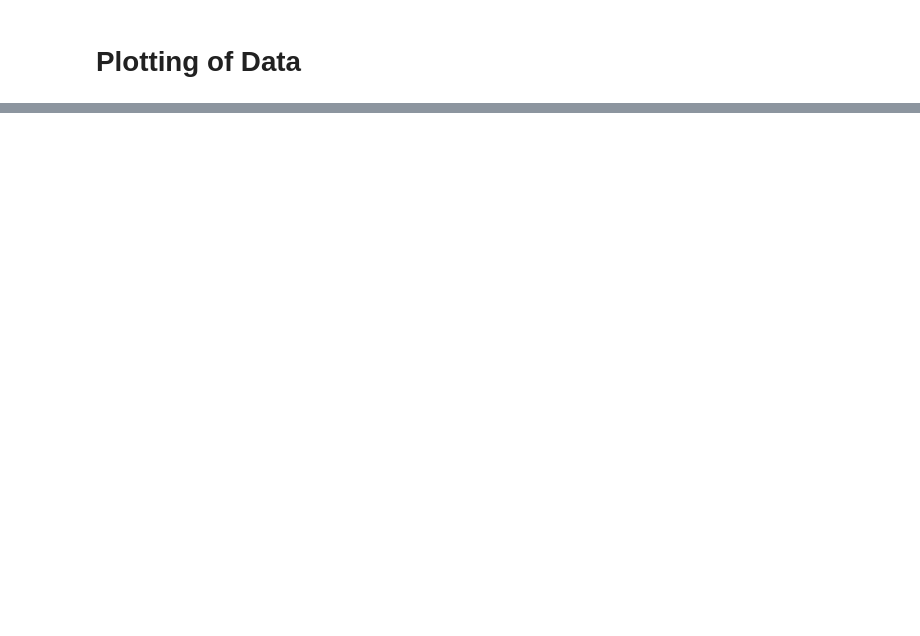
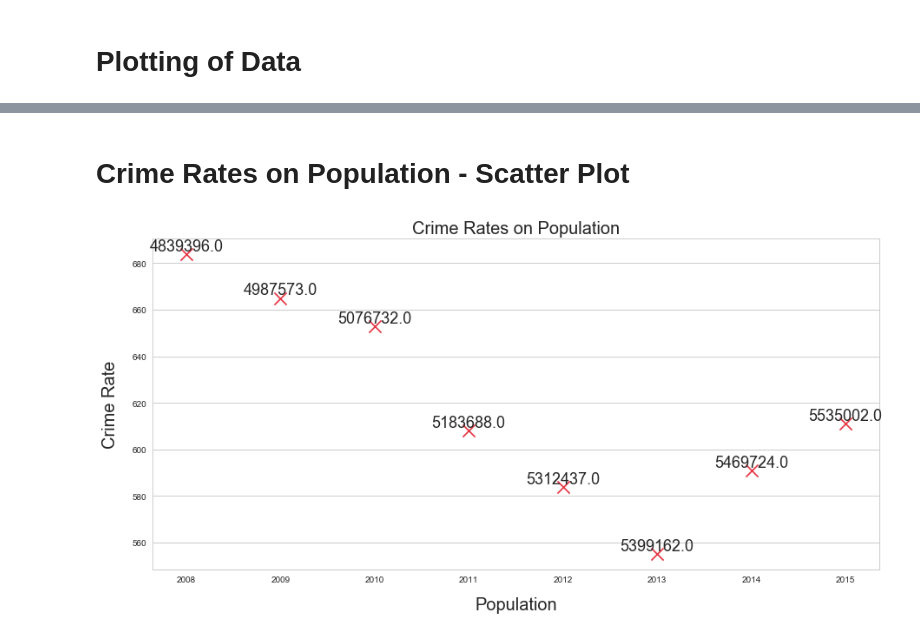
Before and after one commit to Ghos7ie/PDS_CA2, a Jupyter notebook: Graph Plotting.ipynb, the cells around one changed output, grey strips where cells are left out. Saved outputs shown, nothing was run; the diff lists cells and outputs as text; code cells hidden in the pictures; blank space fills up the shorter version.

```diff
--- a/Graph Plotting.ipynb
+++ b/Graph Plotting.ipynb
@@ -50,0 +85,37 @@ if __name__ == '__main__':
+# %% [markdown]
+# Crime Rates on Population - Scatter Plot
+# %%
+%matplotlib inline
+import pandas as pd
+import pymongo
+from pymongo import MongoClient
+import matplotlib.pyplot as plt
+import seaborn as sns
+sns.set(style='whitegrid')
+
+client = MongoClient()
+db = client['pds_CA2']
+
+dataCrime = pd.DataFrame(list(db.crimeRates.find()))
+dataPopulation = pd.DataFrame(list(db.populationSize.find()))
+
+# Plotting
+scatterPlot = plt.figure(figsize=(15,7))
+axis3 = scatterPlot.add_subplot(111)
+## Set title
+plt.title('Crime Rates on Population', fontsize=20)
+## Set x and y labels
+plt.xlabel('Population', fontsize=20, labelpad=15)
+plt.ylabel('Crime Rate', fontsize=20, labelpad=15)
+
+n = dataPopulation['population']
+y = dataCrime['overall_crime_rate']
+x = dataPopulation['year']
+
+axis3.scatter(x,y, marker='x', s=200,color='#e63946',linewidths=1)
+for i, txt in enumerate(n):
+    axis3.annotate(txt, (x[i], y[i]),ha='center', va='bottom', size=18)
+plt.grid(axis='x')
+plt.show()
+# %% [output]
+[figure, added]
```
Also changed, not shown: parts of 18 cells of this notebook, 8 other files.
